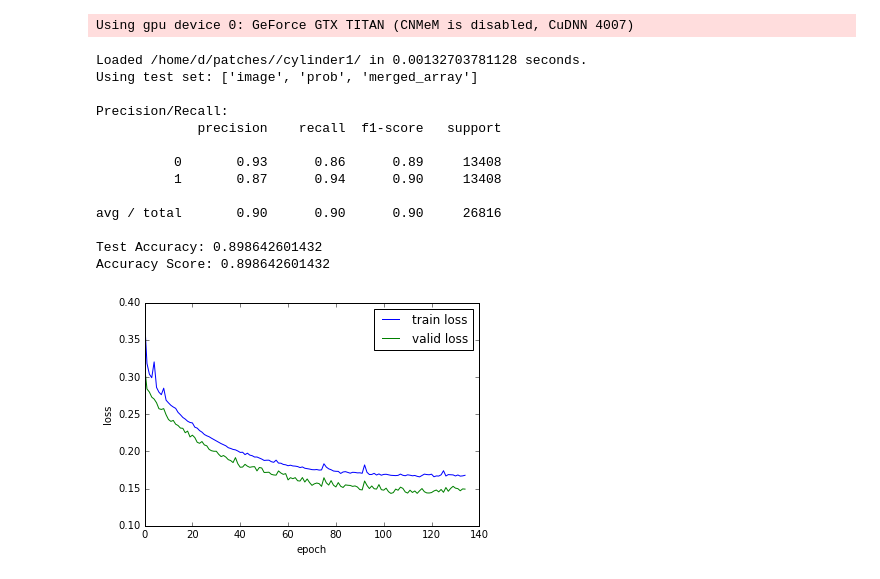
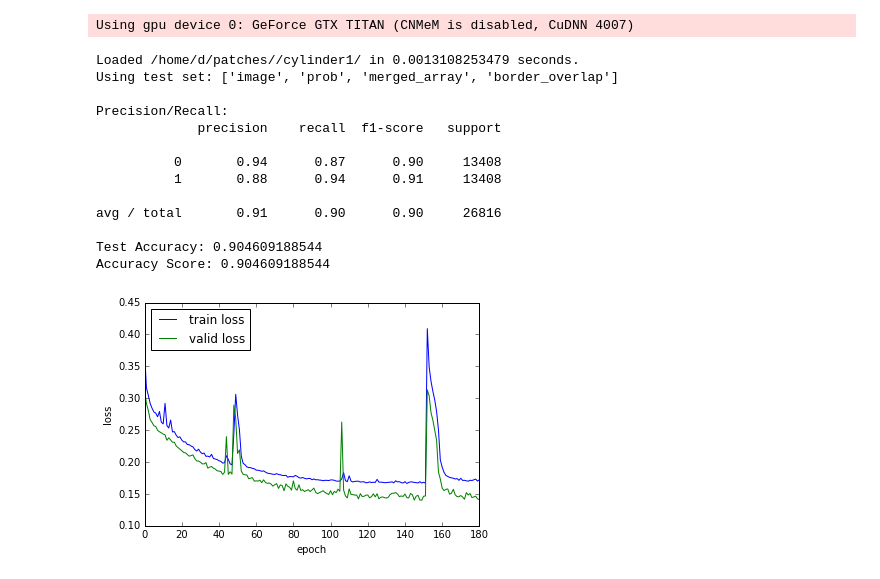
Before and after one commit to SrutiBh/mlproof, a Jupyter notebook: CNN_STATS.ipynb, the cells around one changed output. Saved outputs shown, nothing was run; the diff lists cells and outputs as text; code cells hidden in the pictures.

Commit message:
Newest update including full dojo stats and some dropout updates.

```diff
--- a/CNN_STATS.ipynb
+++ b/CNN_STATS.ipynb
@@ -14,21 +14,21 @@ from stats import Stats
 # %%
 cnn1 = '/home/d/nets/MergeNetDropout_cylinder1_border_overlap_dropout_usevars/net.p'
 cnn2 = '/home/d/nets/MergeNetDropout_cylinder1_larger_border_overlap_dropout_usevars/net.p'
 cnn3 = '/home/d/nets/MergeNetThreeLegDropout_cylinder1_larger_border_overlap_dropout_usevars/net.p'
 
-cnn, loss_plot = Stats.load_cnn(cnn3)
+cnn, loss_plot = Stats.load_cnn(cnn1)
 # %% [output]
-Loaded /home/d/patches//cylinder1/ in 0.00132703781128 seconds.
-Using test set: ['image', 'prob', 'merged_array']
+Loaded /home/d/patches//cylinder1/ in 0.0013108253479 seconds.
+Using test set: ['image', 'prob', 'merged_array', 'border_overlap']
 
 Precision/Recall:
              precision    recall  f1-score   support
 
-          0       0.93      0.86      0.89     13408
-          1       0.87      0.94      0.90     13408
+          0       0.94      0.87      0.90     13408
+          1       0.88      0.94      0.91     13408
 
-avg / total       0.90      0.90      0.90     26816
+avg / total       0.91      0.90      0.90     26816
 
-Test Accuracy: 0.898642601432
-Accuracy Score: 0.898642601432
+Test Accuracy: 0.904609188544
+Accuracy Score: 0.904609188544
-[figure, old version]
+[figure, new version]
```
Also changed, not shown: parts of 20 cells of this notebook, 6 other files.
